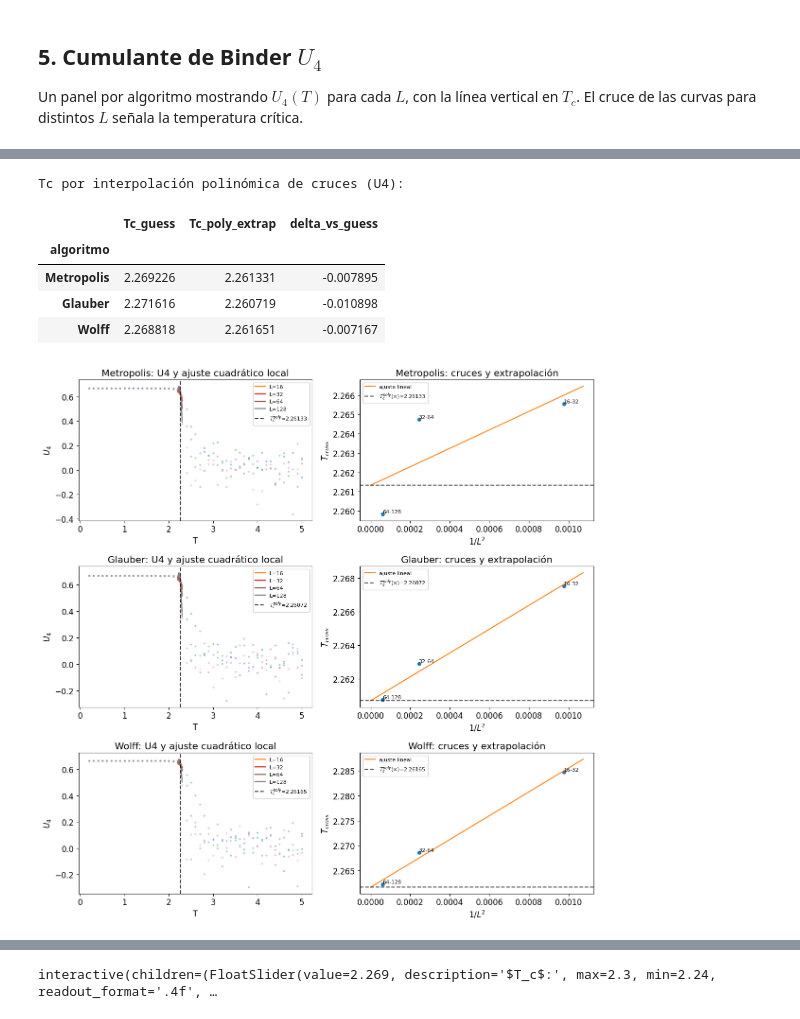
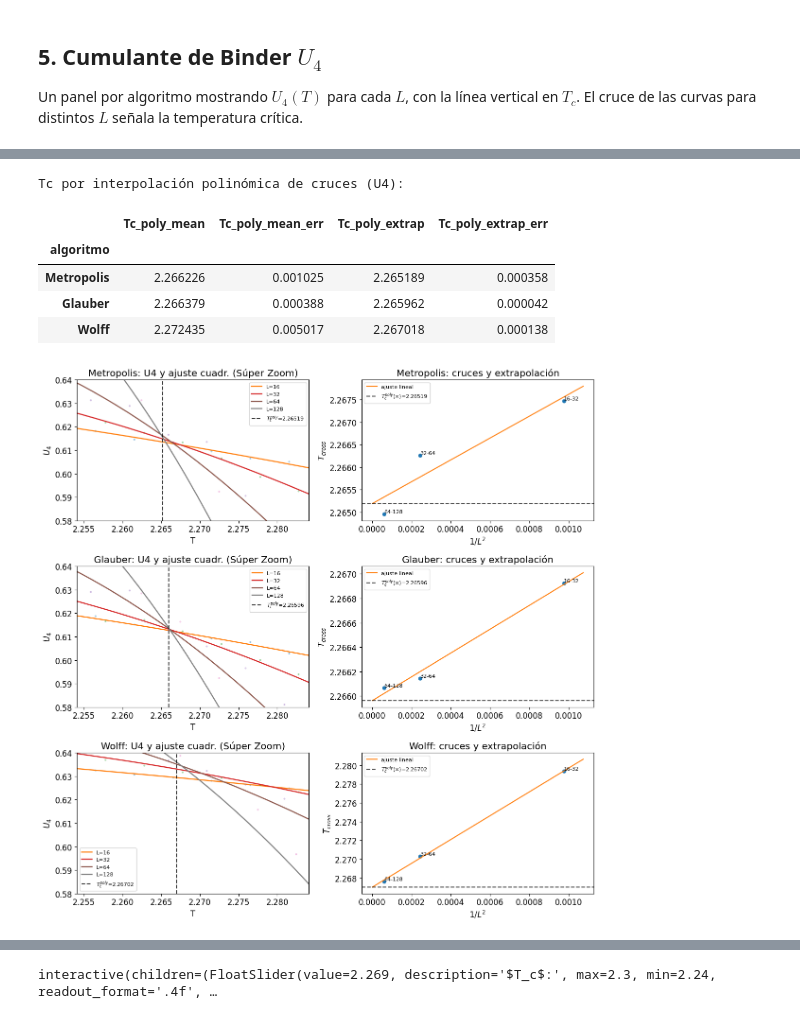
Before and after one commit to pablolopse/ising-model-simulation, a Jupyter notebook: fss_analysis.ipynb, the cells around one changed output, grey strips where cells are left out. Drawn from its saved outputs; the diff is of its cells as text; code cells hidden in the pictures.

```diff
--- a/fss_analysis.ipynb
+++ b/fss_analysis.ipynb
@@ -0,0 +1,16 @@
+# %%
+L_values = [16, 32, 64, 128]
+Tc = 2.269
+nu = 1.0
+
+print(f"Required Temperature ranges for scaled temperature in [-2, 3] (with Tc={Tc}, nu={nu}):")
+for L in L_values:
+    # Scaled temperature X = (T - Tc) * L**(1/nu)
+    # So if we want X to be between -2 and 3:
+    # -2 = (T_min - Tc) * L**(1/nu) => T_min = Tc - 2 / L**(1/nu)
+    #  3 = (T_max - Tc) * L**(1/nu) => T_max = Tc + 3 / L**(1/nu)
+
+    T_min = Tc - 2.0 / (L**(1/nu))
+    T_max = Tc + 3.0 / (L**(1/nu))
+
+    print(f"L={L:<3} -> T range: [{T_min:.4f}, {T_max:.4f}]")
@@ -44,7 +66,7 @@ for algo, fichero in archivos.items():
     df['chi'] = df['L']**2 * (df['m2'] - df['m']**2)
     data[algo] = df
 
-L_values = sorted(data['Metropolis']['L'].unique())
+L_values = sorted(data['Wolff']['L'].unique())
 print('Tamaños de red:', L_values)
 # %% [output]
 Tamaños de red: [np.int64(16), np.int64(32), np.int64(64), np.int64(128)]
@@ -378,7 +215,9 @@ plt.show()
 #    y extrapolación de Tc con cruces entre tamaños consecutivos
 
 import warnings
-
+import numpy as np
+import pandas as pd
+import matplotlib.pyplot as plt
 
 def _fit_quadratic_near_tc(df_algo, L, tc_guess, window=0.12, min_pts=5):
     s = df_algo[df_algo['L'] == L].sort_values('T')[['T', 'U4']].copy()
@@ -406,6 +245,7 @@ def _select_crossing_root(poly_diff, tc_guess, tmin, tmax):
 
 
 poly_cross_summary = []
+TARGET_T = 2.2691
 
 for algo, df in data.items():
     tc_guess = float(results.loc[algo, 'Tc']) if 'results' in globals() else float(df['T'].median())
@@ -446,21 +286,31 @@ for algo, df in data.items():
     x_invL2 = np.array(x_invL2, dtype=float)
     valid = np.isfinite(crossings)
 
+    # Calculamos la media aritmética de los cruces y su desviación
+    tc_mean = np.mean(crossings[valid]) if valid.sum() > 0 else np.nan
+    tc_mean_err = np.std(crossings[valid]) if valid.sum() > 1 else 0.0
+
     if valid.sum() >= 2:
         # Tc(inf) = intercepto del ajuste lineal crossing vs 1/L^2
         p = np.polyfit(x_invL2[valid], crossings[valid], deg=1)
         slope, tc_inf = p[0], p[1]
+        residuals = crossings[valid] - (slope * x_invL2[valid] + tc_inf)
+        tc_inf_err = float(np.std(residuals)) if len(residuals) > 1 else 0.0
     elif valid.sum() == 1:
         slope, tc_inf = np.nan, crossings[valid][0]
+        tc_inf_err = 0.0
         warnings.warn(f'{algo}: solo hay un cruce válido; no se puede extrapolar linealmente.')
     else:
         slope, tc_inf = np.nan, np.nan
+        tc_inf_err = np.nan
         warnings.warn(f'{algo}: no se encontraron cruces válidos.')
 
     poly_cross_summary.append({
         'algoritmo': algo,
-        'Tc_guess': tc_guess,
+        'Tc_poly_mean': tc_mean,
+        'Tc_poly_mean_err': tc_mean_err,
         'Tc_poly_extrap': tc_inf,
+        'Tc_poly_extrap_err': tc_inf_err,
         'slope_vs_1_over_L2': slope,
         'pairs': pair_labels,
         'crossings': crossings,
@@ -473,9 +323,10 @@ for algo, df in data.items():
 poly_results = pd.DataFrame([
     {
         'algoritmo': d['algoritmo'],
-        'Tc_guess': d['Tc_guess'],
+        'Tc_poly_mean': d['Tc_poly_mean'],
+        'Tc_poly_mean_err': d['Tc_poly_mean_err'],
         'Tc_poly_extrap': d['Tc_poly_extrap'],
-        'delta_vs_guess': d['Tc_poly_extrap'] - d['Tc_guess'] if np.isfinite(d['Tc_poly_extrap']) else np.nan,
+        'Tc_poly_extrap_err': d['Tc_poly_extrap_err'],
     }
     for d in poly_cross_summary
 ]).set_index('algoritmo')
@@ -507,39 +358,43 @@ for row, d in enumerate(poly_cross_summary):
         ax1.axvline(d['Tc_poly_extrap'], color='k', ls='--', alpha=0.8,
                     label=f"$T_c^{{poly}}$={d['Tc_poly_extrap']:.5f}")
 
-    ax1.set_title(f'{algo}: U4 y ajuste cuadrático local')
+    # ZOOM APLICADO
+    ax1.set_xlim(TARGET_T - 0.015, TARGET_T + 0.015)
+    ax1.set_ylim(0.58, 0.64)
+
+    ax1.set_title(f'{algo}: U4 y ajuste cuadr. (Súper Zoom)')
     ax1.set_xlabel('T')
     ax1.set_ylabel(r'$U_4$')
     ax1.legend(fontsize=8)
 
     # Panel derecho: cruces vs 1/L^2
     x = d['x_invL2']
     y = d['crossings']
     valid = np.isfinite(y)
 
     ax2.plot(x[valid], y[valid], 'o', ms=5)
     for xv, yv, lbl in zip(x[valid], y[valid], np.array(d['pairs'])[valid]):
         ax2.text(xv, yv, lbl, fontsize=8, ha='left', va='bottom')
 
     if valid.sum() >= 2 and np.isfinite(d['slope_vs_1_over_L2']) and np.isfinite(d['Tc_poly_extrap']):
         xx = np.linspace(0, max(x) * 1.1, 200)
         yy = d['Tc_poly_extrap'] + d['slope_vs_1_over_L2'] * xx
         ax2.plot(xx, yy, '-', lw=1.5, label='ajuste lineal')
         ax2.axhline(d['Tc_poly_extrap'], color='k', ls='--', alpha=0.7,
                     label=f"$T_c^{{poly}}(\infty)$={d['Tc_poly_extrap']:.5f}")
 
     ax2.set_title(f'{algo}: cruces y extrapolación')
     ax2.set_xlabel(r'$1/L^2$')
     ax2.set_ylabel(r'$T_{cross}$')
     ax2.legend(fontsize=8)
 
 plt.tight_layout()
 plt.show()
 # %% [output]
 Tc por interpolación polinómica de cruces (U4):
-|  | Tc_guess | Tc_poly_extrap | delta_vs_guess |
-| algoritmo |  |  |  |
-| Metropolis | 2.269226 | 2.261331 | -0.007895 |
-| Glauber | 2.271616 | 2.260719 | -0.010898 |
-| Wolff | 2.268818 | 2.261651 | -0.007167 |
+|  | Tc_poly_mean | Tc_poly_mean_err | Tc_poly_extrap | Tc_poly_extrap_err |
+| algoritmo |  |  |  |  |
+| Metropolis | 2.266226 | 0.001025 | 2.265189 | 0.000358 |
+| Glauber | 2.266379 | 0.000388 | 2.265962 | 0.000042 |
+| Wolff | 2.272435 | 0.005017 | 2.267018 | 0.000138 |
-[figure, old version]
+[figure, new version]
```
Also changed, not shown: parts of 12 cells of this notebook, 35 other files.
